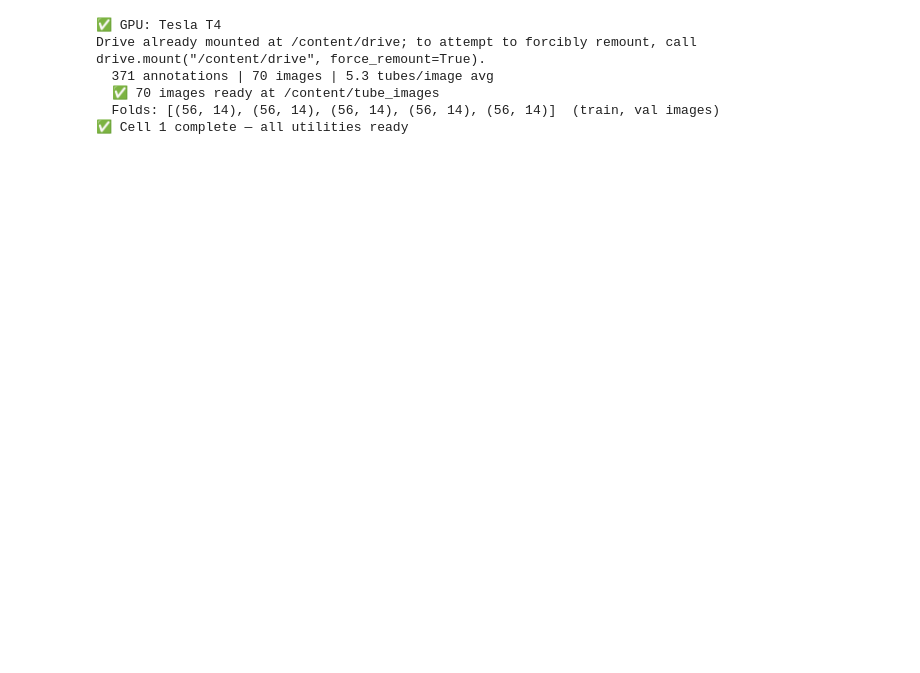
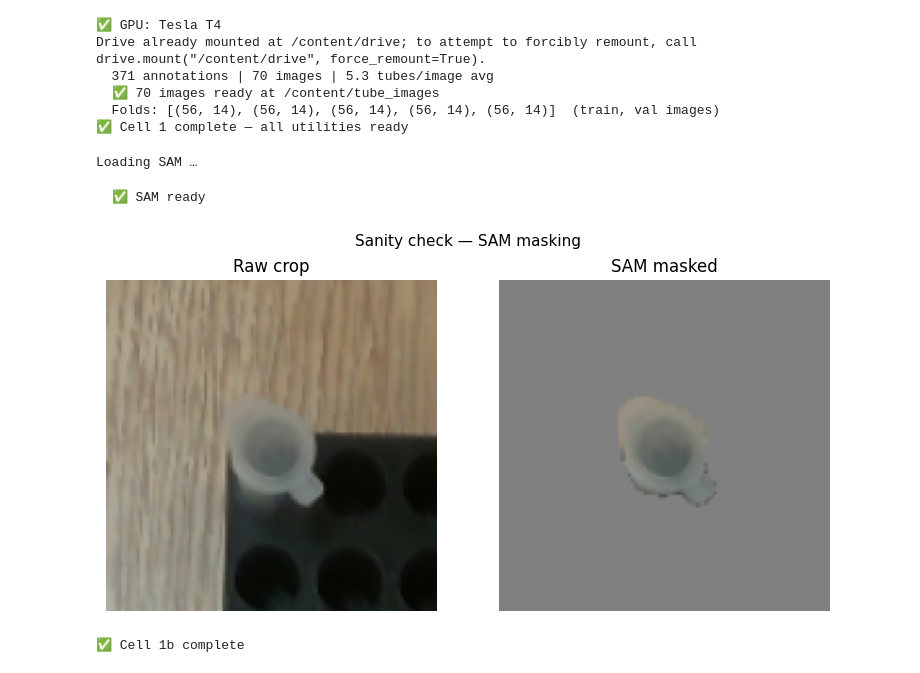
Before and after one commit to ikindacodeabit/zeon_systems, a Jupyter notebook: Zeon.ipynb, the cells around one changed output. Drawn from its saved outputs; the diff is of its cells as text; code cells hidden in the pictures; blank space fills up the shorter version.

```diff
--- a/Zeon.ipynb
+++ b/Zeon.ipynb
@@ -321,3 +321,78 @@ Drive already mounted at /content/drive; to attempt to forcibly remount, call dr
   ✅ 70 images ready at /content/tube_images
   Folds: [(56, 14), (56, 14), (56, 14), (56, 14), (56, 14)]  (train, val images)
 ✅ Cell 1 complete — all utilities ready
+# %%
+# ══════════════════════════════════════════════════════════════════════
+# CELL 1b — SAM masking helper
+# Loads SAM once, keeps it in memory for Cell 4.
+# ══════════════════════════════════════════════════════════════════════
+from transformers import SamModel, SamProcessor
+from PIL import Image as PILImage
+
+print("Loading SAM …")
+_sam_proc = SamProcessor.from_pretrained("facebook/sam-vit-base")
+_sam_mdl  = SamModel.from_pretrained("facebook/sam-vit-base").to(DEVICE).eval()
+print("  ✅ SAM ready")
+
+@torch.no_grad()
+def _get_tube_mask(img_bgr, cx, cy, bw, bh):
+    """
+    Run SAM on the full image with a box prompt around the detected lid.
+    Returns a binary (H, W) uint8 mask — 1 inside tube, 0 outside.
+    """
+    pil  = PILImage.fromarray(cv2.cvtColor(img_bgr, cv2.COLOR_BGR2RGB))
+    # Expand box slightly so SAM sees the full lid
+    pad  = max(bw, bh) * 0.15
+    x1   = max(0,     cx - bw/2 - pad)
+    y1   = max(0,     cy - bh/2 - pad)
+    x2   = min(IMG_W, cx + bw/2 + pad)
+    y2   = min(IMG_H, cy + bh/2 + pad)
+
+    inputs = _sam_proc(
+        pil,
+        input_boxes   = [[[x1, y1, x2, y2]]],
+        return_tensors = "pt"
+    ).to(DEVICE)
+
+    out   = _sam_mdl(**inputs)
+    masks = _sam_proc.image_processor.post_process_masks(
+        out.pred_masks.cpu(),
+        inputs["original_sizes"].cpu(),
+        inputs["reshaped_input_sizes"].cpu()
+    )
+    best = out.iou_scores[0, 0].argmax().item()
+    return masks[0][0, best].numpy().astype(np.uint8)   # (H, W)
+
+def extract_masked_crop(img_bgr, cx, cy, bw, bh,
+                        size=CROP_SIZE, pad_factor=1.5):
+    """
+    Same as extract_crop but zeros out everything outside the SAM mask.
+    Non-tube pixels become neutral grey (128) — a non-informative signal
+    that won't bias Model D toward background texture or rack edges.
+    """
+    mask       = _get_tube_mask(img_bgr, cx, cy, bw, bh)   # (H, W)
+    masked_bgr = img_bgr.copy()
+    masked_bgr[mask == 0] = 128                             # grey background
+    return extract_crop(masked_bgr, cx, cy, bw, bh, size, pad_factor)
+
+# ── Quick sanity check: show masked vs raw on one val image ───────────
+_chk_name  = ALL_IMAGES[0]
+_chk_bgr   = load_bgr(_chk_name)
+_chk_row   = df[df['image'] == _chk_name].iloc[0]
+_cx, _cy   = float(_chk_row['center_x']), float(_chk_row['center_y'])
+_bw, _bh   = float(_chk_row['bbox_w']),   float(_chk_row['bbox_h'])
+
+_raw    = extract_crop(_chk_bgr,        _cx, _cy, _bw, _bh)
+_masked = extract_masked_crop(_chk_bgr, _cx, _cy, _bw, _bh)
+
+fig, axes = plt.subplots(1, 2, figsize=(8, 4))
+axes[0].imshow(cv2.cvtColor(_raw,    cv2.COLOR_BGR2RGB)); axes[0].set_title('Raw crop');    axes[0].axis('off')
+axes[1].imshow(cv2.cvtColor(_masked, cv2.COLOR_BGR2RGB)); axes[1].set_title('SAM masked'); axes[1].axis('off')
+plt.suptitle('Sanity check — SAM masking', fontsize=11)
+plt.tight_layout(); plt.show()
+print("✅ Cell 1b complete")
+# %% [output]
+Loading SAM …
+  ✅ SAM ready
+[figure, added]
+✅ Cell 1b complete
```
Also changed, not shown: parts of 4 cells of this notebook.
